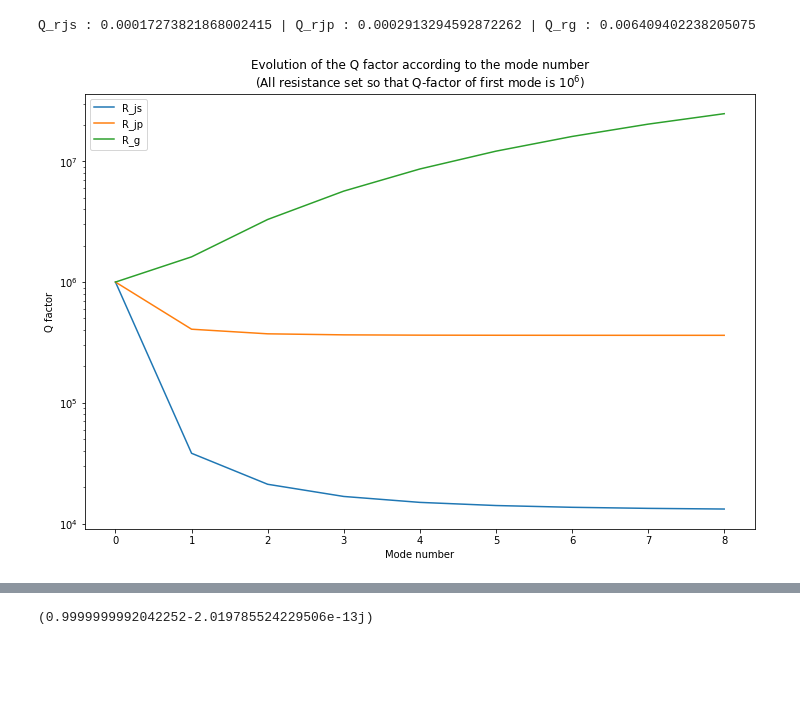
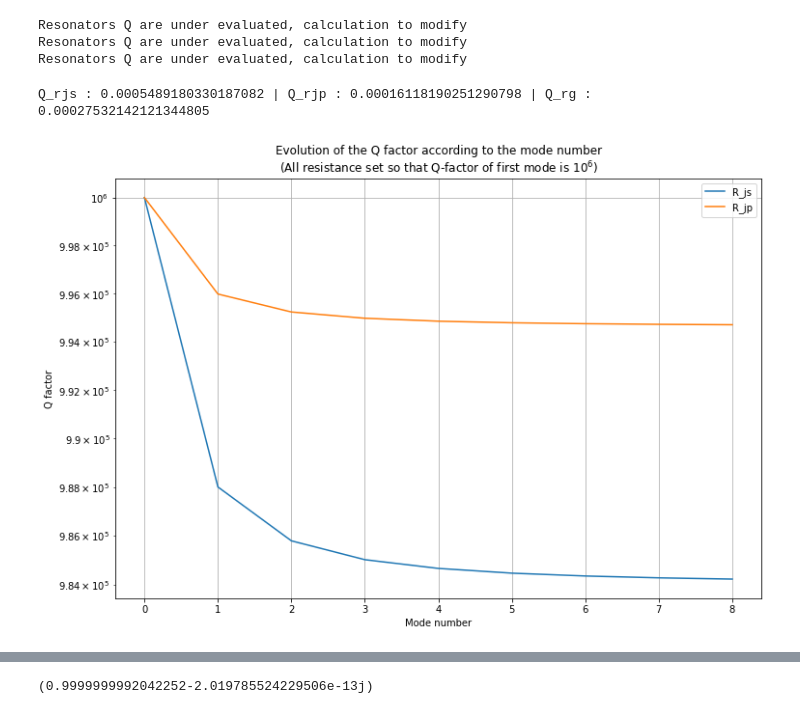
Before and after one commit to RemiRousseau/JJarray_formal, a Jupyter notebook: eom_model/graphs_lossy.ipynb, the cells around one changed output, grey strips where cells are left out. Drawn from its saved outputs; the diff is of its cells as text; code cells hidden in the pictures; blank space fills up the shorter version.

```diff
--- a/eom_model/graphs_lossy.ipynb
+++ b/eom_model/graphs_lossy.ipynb
@@ -14,32 +14,37 @@ rg = np.inf #Fixed for Q factor linked to this loss at 10**6
 ct = 6.5e-5
 
 q0_var_rjs, q0_var_rjp, q0_var_rg = [], [], []
-#var_rjs,var_rjp,var_rg = 7.18364016e-5,7.03064222e7,2.85527807e9 #Fixed for Q factor linked to this loss at 10**6, and 20 junctions in bare mode
-var_rjs,var_rjp,var_rg = 5.556779487e-3,2.559081194e7,1.03929175e9
+var_rjs,var_rjp,var_rg = 7.18364016e-5,7.03064222e7,2.85527807e9 #Fixed for Q factor linked to this loss at 10**6, and 20 junctions in bare mode
+#var_rjs,var_rjp,var_rg = 7.183e-5,7.03e7,2.85528e9
 
 res_compute = Array(n_jct,[lj,cj,var_rjs,rjp,cg,rg,ct])
 res_compute.resonator_correction()
-q0_var_rjs = res_compute.get_resonator_q()
+q0_var_rjs = res_compute.get_bare_q()
 
 res_compute = Array(n_jct,[lj,cj,rjs,var_rjp,cg,rg,ct])
 res_compute.resonator_correction()
-q0_var_rjp = res_compute.get_resonator_q()
+q0_var_rjp = res_compute.get_bare_q()
 
 res_compute = Array(n_jct,[lj,cj,rjs,rjp,cg,var_rg,ct])
 res_compute.resonator_correction()
-q0_var_rg = res_compute.get_resonator_q()
+q0_var_rg = res_compute.get_bare_q()
+# %% [output]
+Resonators Q are under evaluated, calculation to modify
+Resonators Q are under evaluated, calculation to modify
+Resonators Q are under evaluated, calculation to modify
 # %%
 print(f"Q_rjs : {q0_var_rjs[0]-1e6} | Q_rjp : {q0_var_rjp[0]-1e6} | Q_rg : {q0_var_rg[0]-1e6}")
 fig,ax = plt.subplots(figsize=(12,8))
 ax.plot(q0_var_rjs[:n_plot],label="R_js")
 ax.plot(q0_var_rjp[:n_plot],label="R_jp")
-ax.plot(q0_var_rg[:n_plot],label="R_g")
+#ax.plot(q0_var_rg[:n_plot],label="R_g")
 ax.legend()
 ax.set_xlabel("Mode number")
 ax.set_ylabel("Q factor")
 ax.set_title("Evolution of the Q factor according to the mode number\n"+r"(All resistance set so that Q-factor of first mode is $10^6$)")
 ax.set_yscale("log")
-#fig.savefig("graphs/Q_factor_evolution_all_in_resonator.jpg")
+ax.grid()
+fig.savefig("Q_factor_evolution_mode_no_r_g.jpg")
 # %% [output]
-Q_rjs : 0.00017273821868002415 | Q_rjp : 0.0002913294592872262 | Q_rg : 0.006409402238205075
+Q_rjs : 0.0005489180330187082 | Q_rjp : 0.00016118190251290798 | Q_rg : 0.00027532142121344805
-[figure, old version]
+[figure, new version]
```
Also changed, not shown: parts of 8 cells of this notebook, 44 other files.
